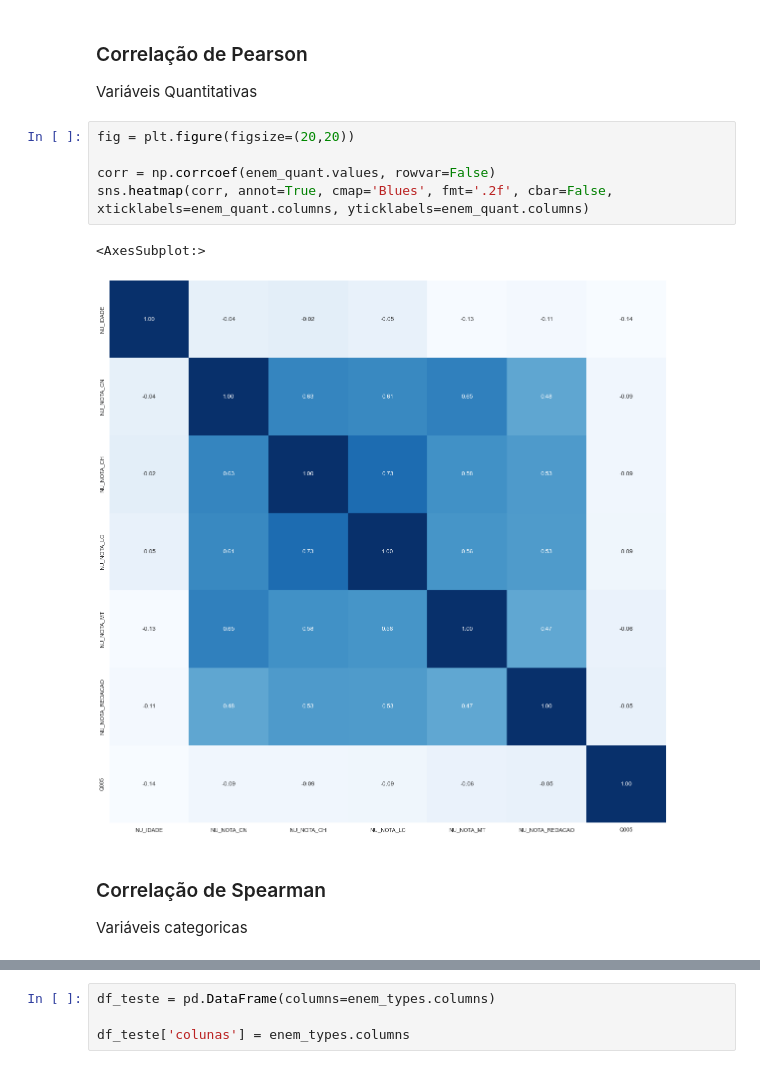
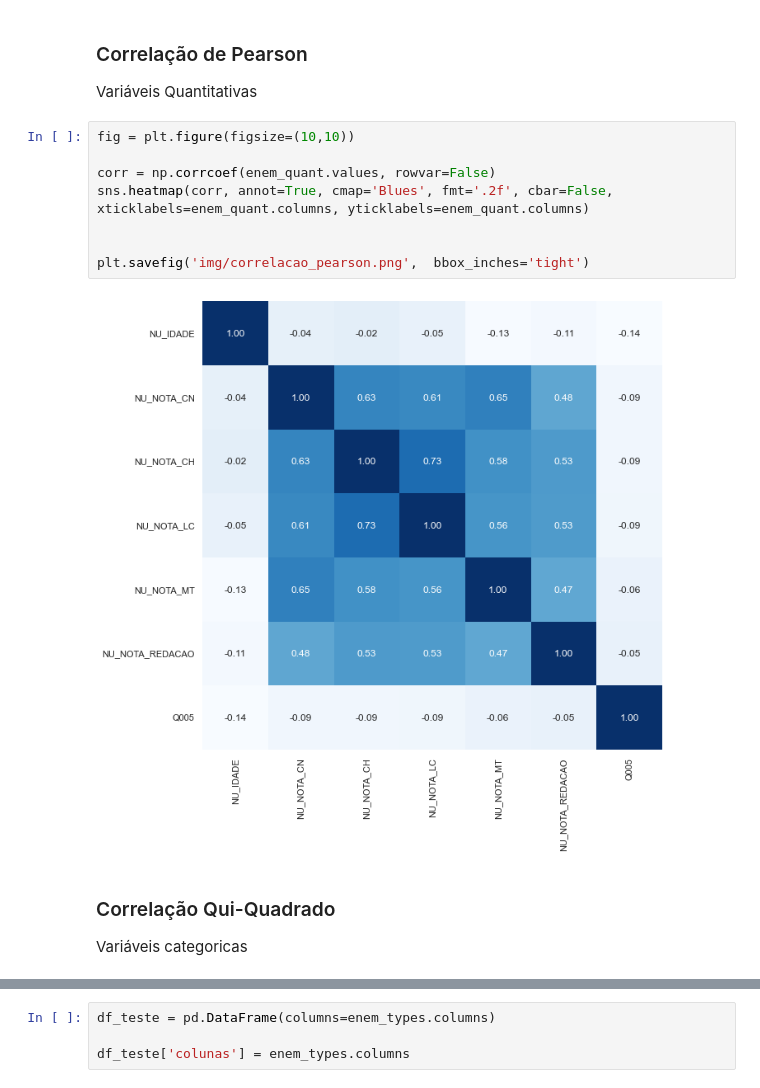
Before and after one commit to gizelecardoso/tcc_mba, a Jupyter notebook: analytics.ipynb, the cells around one changed output, grey strips where cells are left out. Saved outputs shown, nothing was run; the diff lists cells and outputs as text.

```diff
--- a/analytics.ipynb
+++ b/analytics.ipynb
@@ -718,15 +705,17 @@ enem_total = pd.concat([enem_types, enem_quant], axis=1)
 
 Variáveis Quantitativas
 # %%
-fig = plt.figure(figsize=(20,20))
+fig = plt.figure(figsize=(10,10))
 
 corr = np.corrcoef(enem_quant.values, rowvar=False)
 sns.heatmap(corr, annot=True, cmap='Blues', fmt='.2f', cbar=False, xticklabels=enem_quant.columns, yticklabels=enem_quant.columns)
+
+
+plt.savefig('img/correlacao_pearson.png',  bbox_inches='tight')
 # %% [output]
-<AxesSubplot:>
-[figure, old version]
+[figure, new version]
 # %% [markdown]
-### Correlação de Spearman
+### Correlação Qui-Quadrado
 
 Variáveis categoricas
 # %%
```
Also changed, not shown: parts of 27 cells of this notebook, 27 other files.
